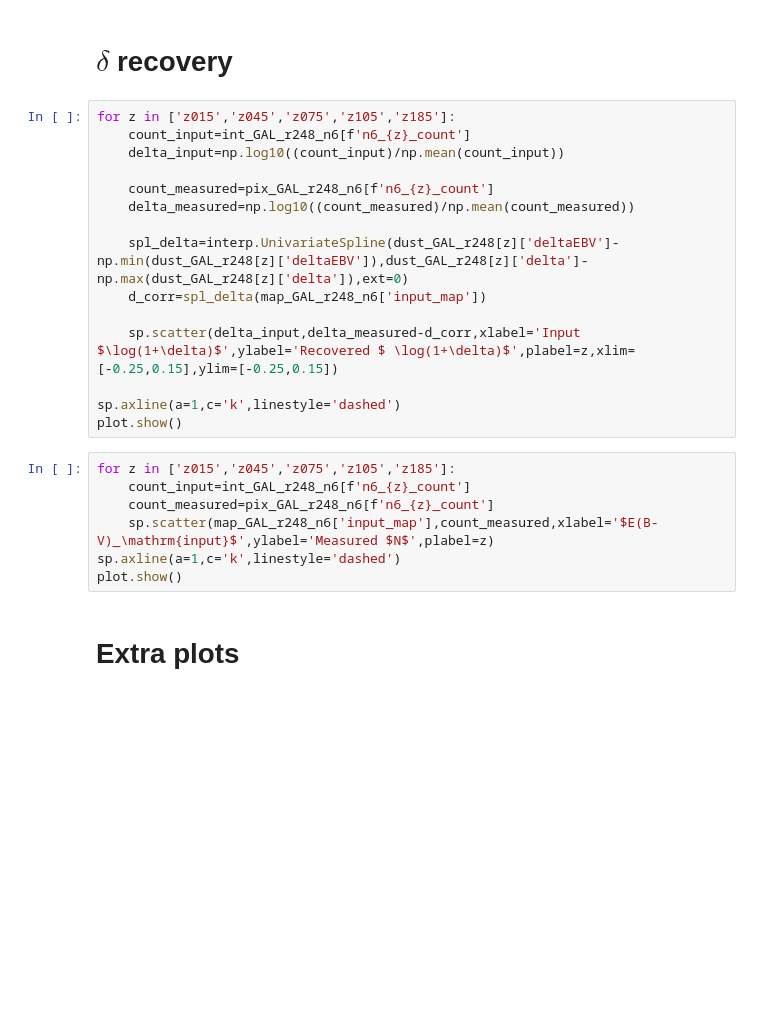
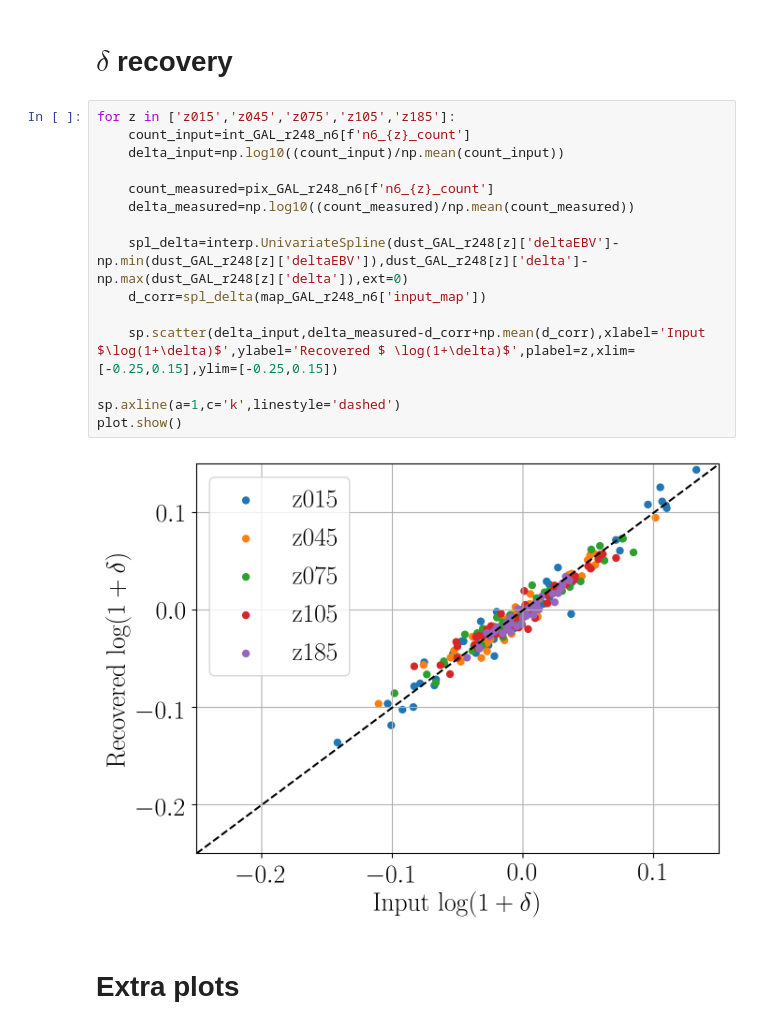
Before and after one commit to MBravoS/MW_dust_galcat, a Jupyter notebook: MW_dust_final_plots.ipynb, the cells around one changed output. Cells and saved outputs as stored; diff of their text form; blank space fills up the shorter version.

```diff
--- a/MW_dust_final_plots.ipynb
+++ b/MW_dust_final_plots.ipynb
@@ -473,25 +479,20 @@ plot.show()
 # %%
 for z in ['z015','z045','z075','z105','z185']:
     count_input=int_GAL_r248_n6[f'n6_{z}_count']
     delta_input=np.log10((count_input)/np.mean(count_input))
 
     count_measured=pix_GAL_r248_n6[f'n6_{z}_count']
     delta_measured=np.log10((count_measured)/np.mean(count_measured))
 
     spl_delta=interp.UnivariateSpline(dust_GAL_r248[z]['deltaEBV']-np.min(dust_GAL_r248[z]['deltaEBV']),dust_GAL_r248[z]['delta']-np.max(dust_GAL_r248[z]['delta']),ext=0)
     d_corr=spl_delta(map_GAL_r248_n6['input_map'])
 
-    sp.scatter(delta_input,delta_measured-d_corr,xlabel='Input $\log(1+\delta)$',ylabel='Recovered $ \log(1+\delta)$',plabel=z,xlim=[-0.25,0.15],ylim=[-0.25,0.15])
+    sp.scatter(delta_input,delta_measured-d_corr+np.mean(d_corr),xlabel='Input $\log(1+\delta)$',ylabel='Recovered $ \log(1+\delta)$',plabel=z,xlim=[-0.25,0.15],ylim=[-0.25,0.15])
 
 sp.axline(a=1,c='k',linestyle='dashed')
 plot.show()
+# %% [output]
+[figure, added]
-# %%
-for z in ['z015','z045','z075','z105','z185']:
-    count_input=int_GAL_r248_n6[f'n6_{z}_count']
-    count_measured=pix_GAL_r248_n6[f'n6_{z}_count']
-    sp.scatter(map_GAL_r248_n6['input_map'],count_measured,xlabel='$E(B-V)_\mathrm{input}$',ylabel='Measured $N$',plabel=z)
-sp.axline(a=1,c='k',linestyle='dashed')
-plot.show()
 # %% [markdown]
 # Extra plots
 # %%
```
Also changed, not shown: parts of 3 cells of this notebook, 2 other files.
